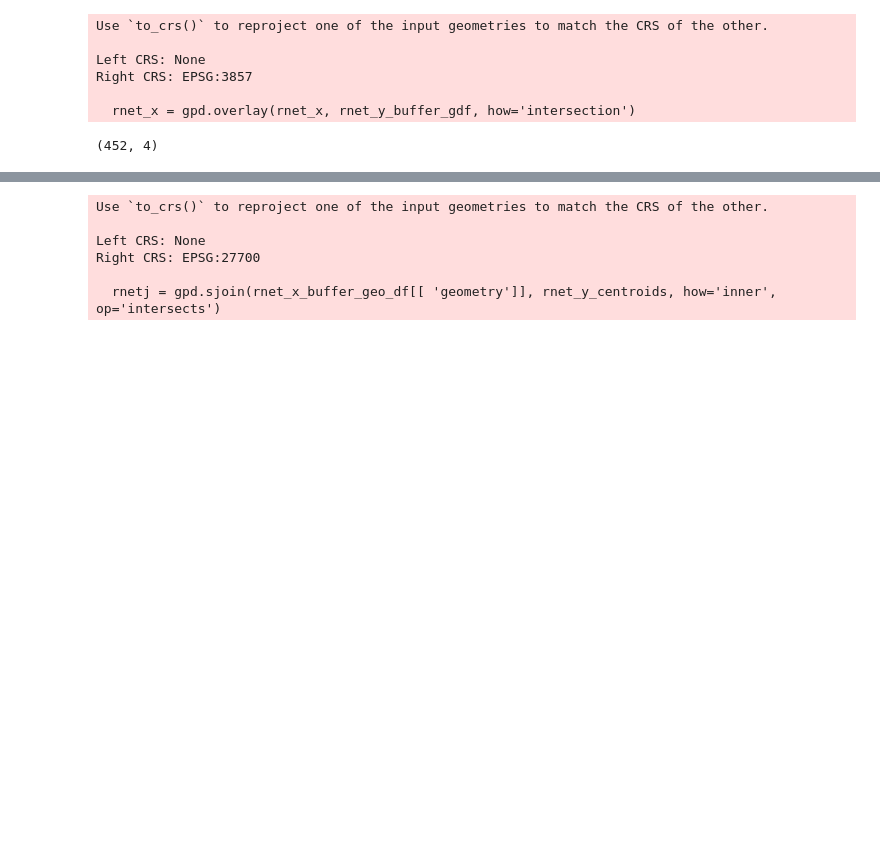
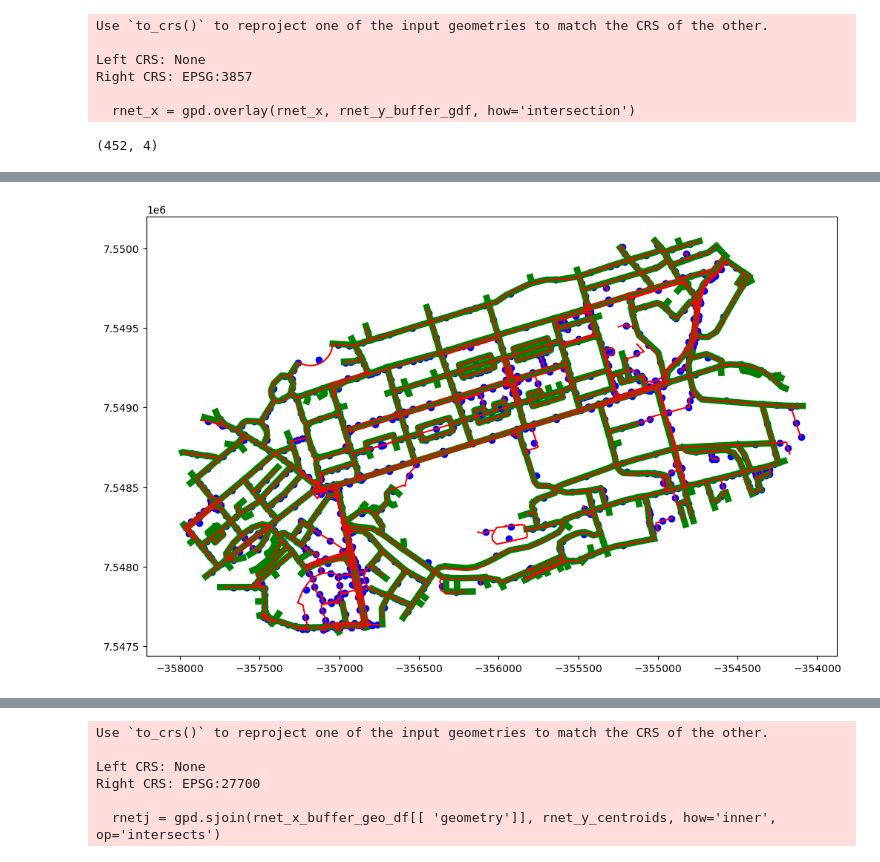
Before and after one commit to nptscot/networkmerge, a Jupyter notebook: stplanr in python.ipynb, the cells around one changed output, grey strips where cells are left out. Cells and saved outputs as stored; diff of their text form; code cells hidden in the pictures; blank space fills up the shorter version.

```diff
--- a/stplanr in python.ipynb
+++ b/stplanr in python.ipynb
@@ -337,0 +280,13 @@ rnetj = gpd.sjoin(rnet_x_buffer_geo_df[[ 'geometry']], rnet_y_centroids, how='in
+# %%
+rnet_y_centroids = rnet_y.copy()
+rnet_y_centroids['corr_line_geometry'] = rnet_y_centroids['geometry']
+rnet_y_centroids['geometry'] = rnet_y.geometry.centroid
+
+# plot rnet_y_centroids and rent_y
+fig, ax = plt.subplots(figsize=(12, 10))
+rnet_y.plot(ax=ax, color='red')
+rnet_y_centroids.plot(ax=ax, color='blue')
+rnet_x_buffer_geo_df.plot(ax=ax, color='green')
+plt.show()
+# %% [output]
+[figure, added]
```
Also changed, not shown: parts of 15 cells of this notebook.
